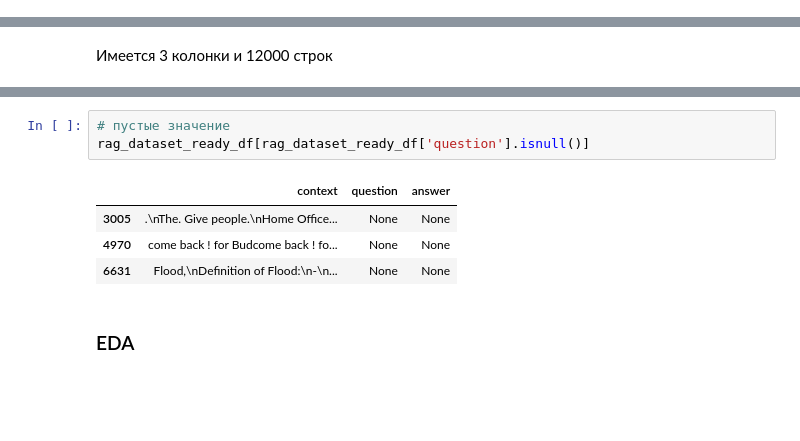
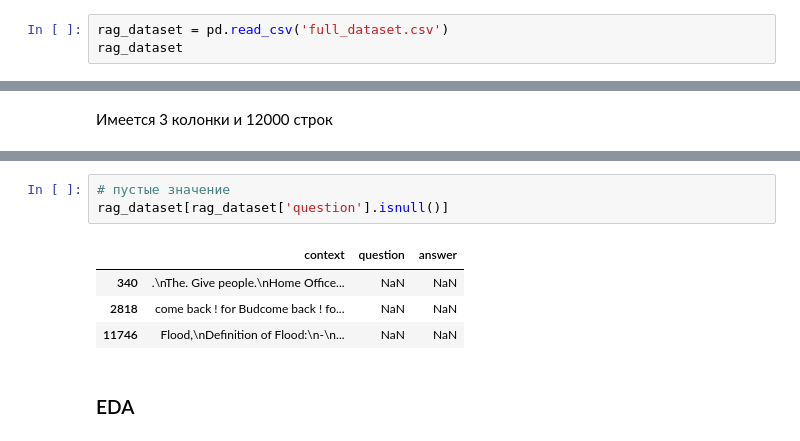
Before and after one commit to AI-YP-24-55-36/team_55_rag_qa, a Jupyter notebook: ipynb_eda/EDA_RAG_neural_bridge_rag_dataset_12000.ipynb, the cells around one changed output, grey strips where cells are left out. Cells and saved outputs as stored; diff of their text form; blank space fills up the shorter version.

```diff
--- a/ipynb_eda/EDA_RAG_neural_bridge_rag_dataset_12000.ipynb
+++ b/ipynb_eda/EDA_RAG_neural_bridge_rag_dataset_12000.ipynb
@@ -64,0 +67,3 @@ rag_dataset_ready = Dataset.from_pandas(rag_dataset_ready_df)
+# %%
+rag_dataset = pd.read_csv('full_dataset.csv')
+rag_dataset
@@ -108,12 +112,12 @@ dtypes: object(3)
 memory usage: 281.4+ KB
 # %%
 # пустые значение
-rag_dataset_ready_df[rag_dataset_ready_df['question'].isnull()]
+rag_dataset[rag_dataset['question'].isnull()]
 # %% [output]
 |  | context | question | answer |
-| 3005 | .\nThe. Give people.\nHome Office... | None | None |
-| 4970 | come back ! for Budcome back ! fo... | None | None |
-| 6631 | Flood,\nDefinition of Flood:\n-\n... | None | None |
+| 340 | .\nThe. Give people.\nHome Office... | NaN | NaN |
+| 2818 | come back ! for Budcome back ! fo... | NaN | NaN |
+| 11746 | Flood,\nDefinition of Flood:\n-\n... | NaN | NaN |
 # %% [markdown]
 ### EDA
 # %%
```
Also changed, not shown: parts of 30 cells of this notebook.
